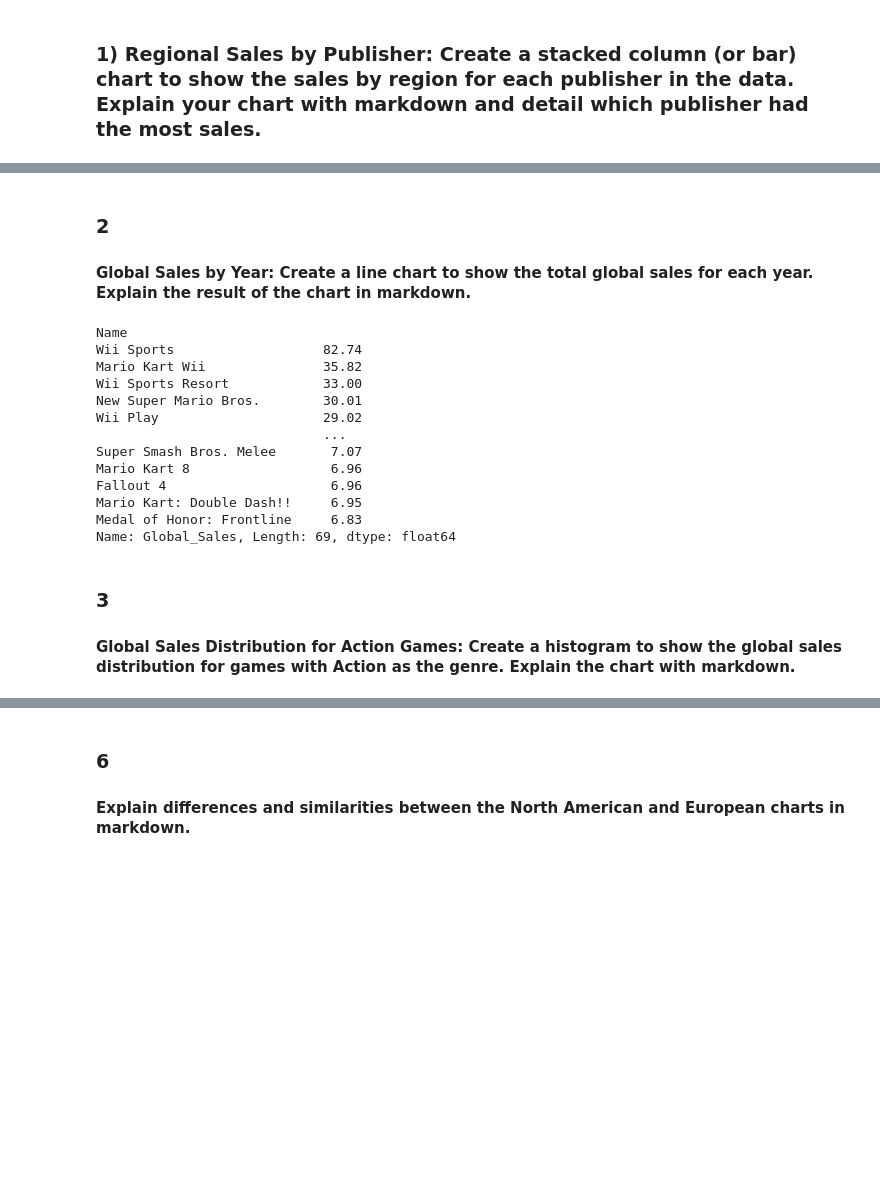
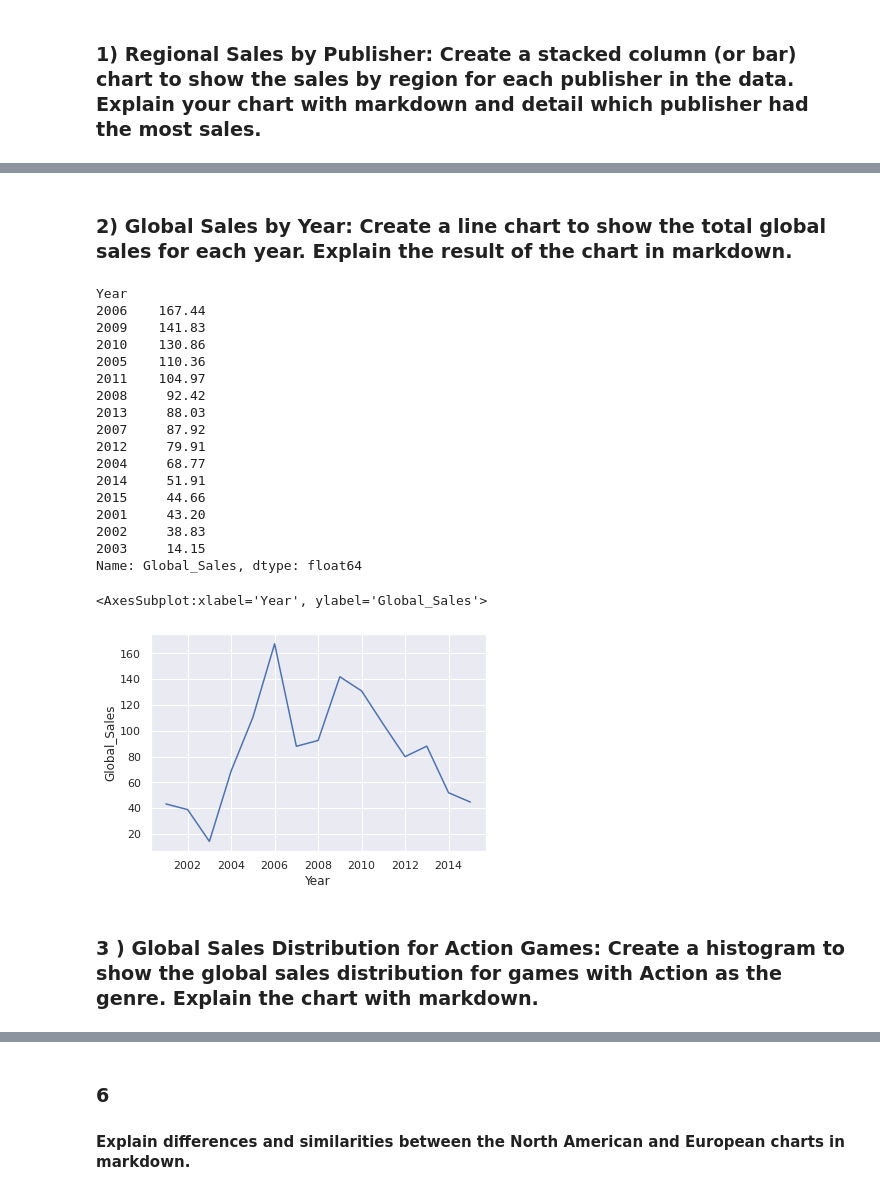
Before and after one commit to Janainaf/graphing_video_game_sales, a Jupyter notebook: video_game_sales.ipynb, the cells around one changed output, grey strips where cells are left out. Cells and saved outputs as stored; diff of their text form; code cells hidden in the pictures; blank space fills up the shorter version.

```diff
--- a/video_game_sales.ipynb
+++ b/video_game_sales.ipynb
@@ -71,23 +73,28 @@ Sega                             2.58      3.90      0.66         0.91
 # %% [markdown]
-### 2
-#### Global Sales by Year: Create a line chart to show the total global sales for each year. Explain the result of the chart in markdown.
+### 2) Global Sales by Year: Create a line chart to show the total global sales for each year. Explain the result of the chart in markdown.
-# %%
-years = top100.groupby("Year")["Global_Sales"]
-years.head()
-# %% [output]
-Name
-Wii Sports                   82.74
-Mario Kart Wii               35.82
-Wii Sports Resort            33.00
-New Super Mario Bros.        30.01
-Wii Play                     29.02
-                             ...
-Super Smash Bros. Melee       7.07
-Mario Kart 8                  6.96
-Fallout 4                     6.96
-Mario Kart: Double Dash!!     6.95
-Medal of Honor: Frontline     6.83
-Name: Global_Sales, Length: 69, dtype: float64
+# %%
+totalsale = top100.groupby("Year")["Global_Sales"].sum().sort_values(ascending=False)
+print(totalsale)
+sns.lineplot(data=totalsale)
+# %% [output]
+Year
+2006    167.44
+2009    141.83
+2010    130.86
+2005    110.36
+2011    104.97
+2008     92.42
+2013     88.03
+2007     87.92
+2012     79.91
+2004     68.77
+2014     51.91
+2015     44.66
+2001     43.20
+2002     38.83
+2003     14.15
+Name: Global_Sales, dtype: float64
+<AxesSubplot:xlabel='Year', ylabel='Global_Sales'>
+[figure, added]
 # %% [markdown]
-### 3
-#### Global Sales Distribution for Action Games: Create a histogram to show the global sales distribution for games with Action as the genre. Explain the chart with markdown.
+### 3 ) Global Sales Distribution for Action Games: Create a histogram to show the global sales distribution for games with Action as the genre. Explain the chart with markdown.
```
Also changed, not shown: parts of 5 cells of this notebook.
